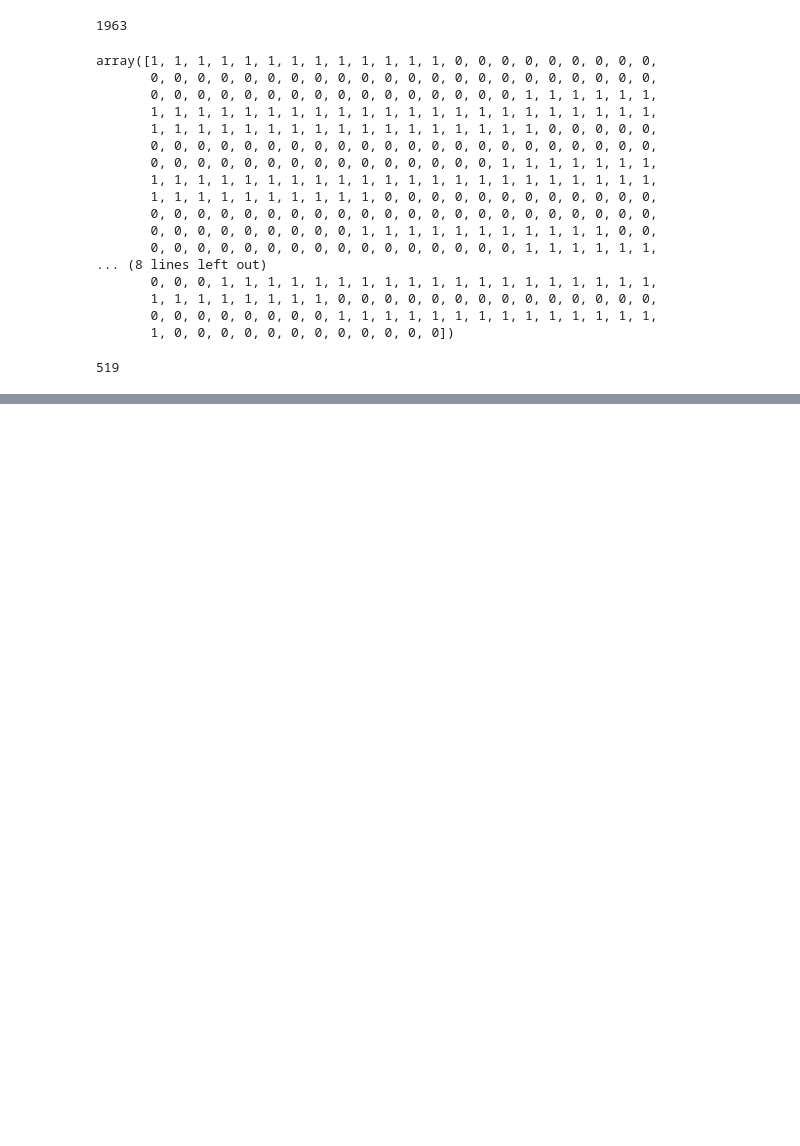
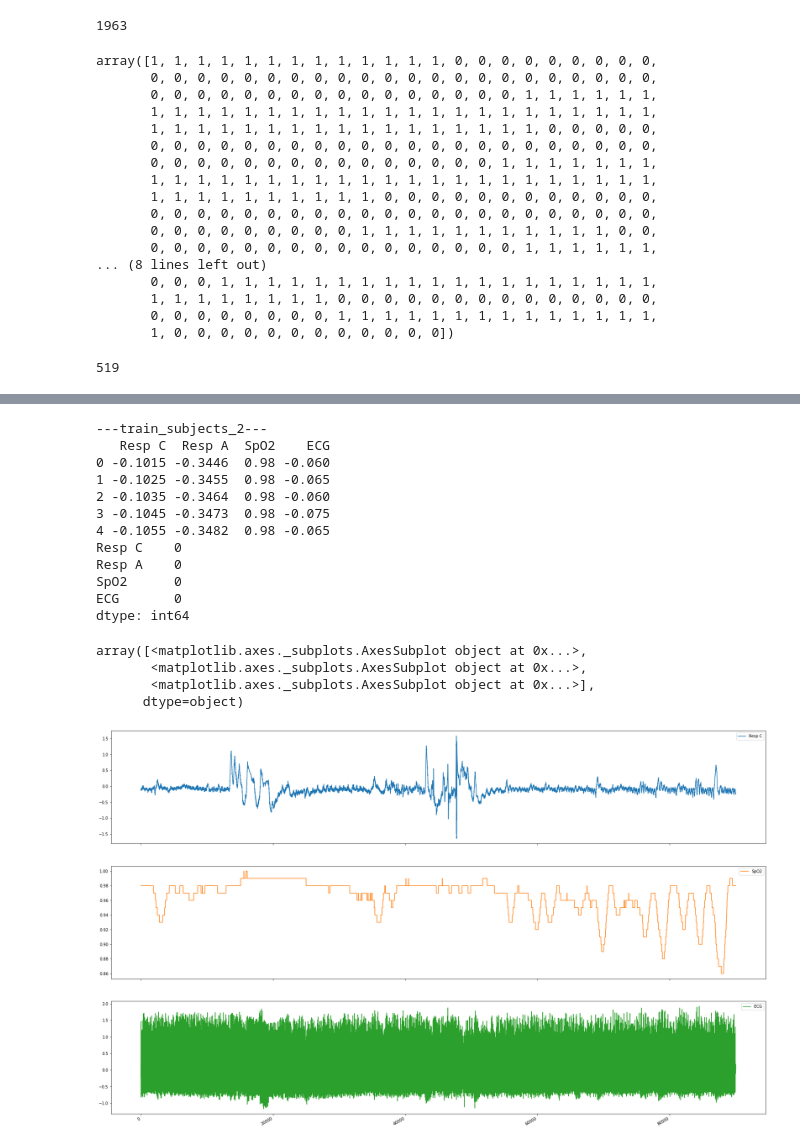
Before and after one commit to kurotaky-sandbox/Apnea-ECG, a Jupyter notebook: Database/ecg-dnn.ipynb, the cells around one changed output, grey strips where cells are left out. Cells and saved outputs as stored; diff of their text form; code cells hidden in the pictures; blank space fills up the shorter version.

```diff
--- a/Database/ecg-dnn.ipynb
+++ b/Database/ecg-dnn.ipynb
@@ -357,0 +480,42 @@ plt.show()
+# %%
+# train用データをグラフにする
+train_subjects_2 = ['a01']
+
+data_array = []
+for subject in train_subjects_2:
+    # annotation分だけ繰り返す
+    ann_count = len(records['ann_' + subject + 'r'].sample)
+    data = pd.DataFrame(records[subject + 'r'].p_signal, columns=records[subject + 'r'].sig_name, dtype='float')
+
+    # ECGの信号を追加する
+    data['ECG'] = pd.DataFrame(records['ecg_' + subject].p_signal, columns=records['ecg_' + subject].sig_name, dtype='float')
+
+    # Resp Nを消す
+    data = data.drop('Resp N', axis=1)
+
+    print('---train_subjects_2---')
+    data['SpO2'] = (data['SpO2'] / 100)
+    print(data.head())
+    data = data.fillna(method='ffill') # 直前の値を使って欠損値埋める
+    print(data.isnull().sum())
+
+df = data.iloc[0:90000, [0,2,3]]
+df.plot(subplots=True, figsize=(30,20))
+# %% [output]
+---train_subjects_2---
+   Resp C  Resp A  SpO2    ECG
+0 -0.1015 -0.3446  0.98 -0.060
+1 -0.1025 -0.3455  0.98 -0.065
+2 -0.1035 -0.3464  0.98 -0.060
+3 -0.1045 -0.3473  0.98 -0.075
+4 -0.1055 -0.3482  0.98 -0.065
+Resp C    0
+Resp A    0
+SpO2      0
+ECG       0
+dtype: int64
+array([<matplotlib.axes._subplots.AxesSubplot object at 0x...>,
+       <matplotlib.axes._subplots.AxesSubplot object at 0x...>,
+       <matplotlib.axes._subplots.AxesSubplot object at 0x...>],
+      dtype=object)
+[figure, added]
```
Also changed, not shown: parts of 10 cells of this notebook, 1 other file.
